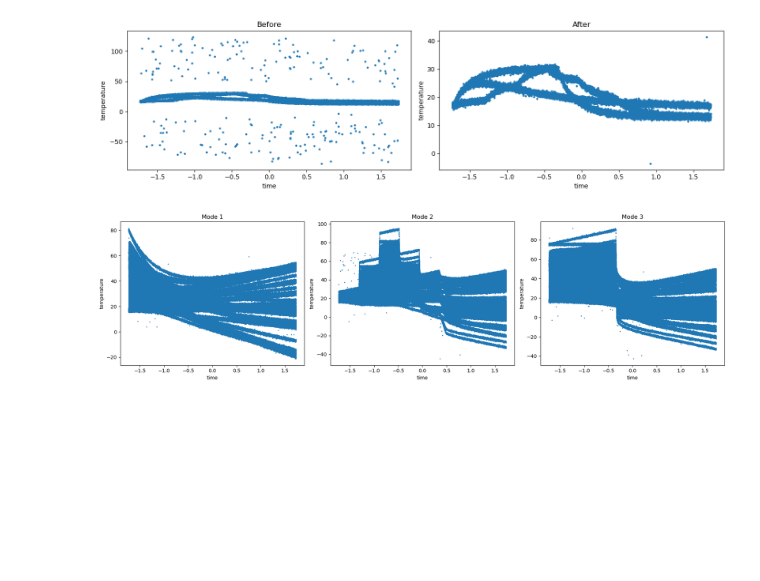
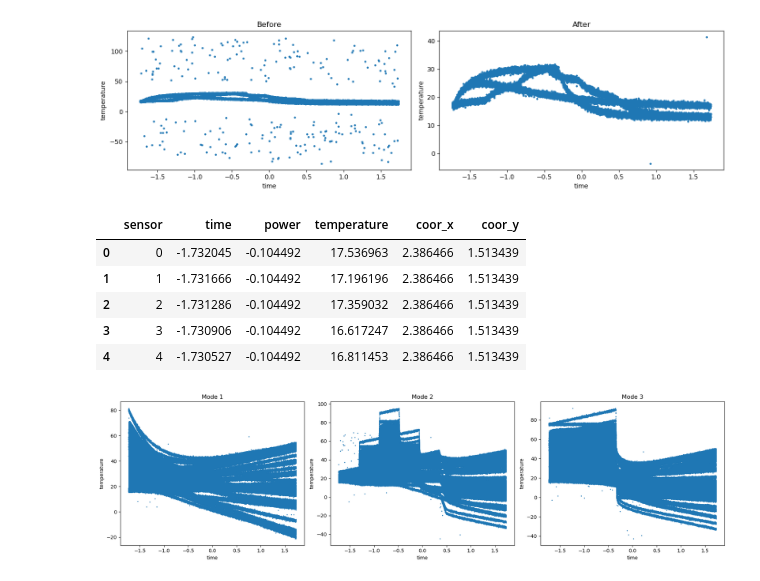
Before and after one commit to alicebeast/FinalProject_ML, a Jupyter notebook: projetdeAliceBG.ipynb, the cells around one changed output. Cells and saved outputs as stored; diff of their text form; code cells hidden in the pictures; blank space fills up the shorter version.

```diff
--- a/projetdeAliceBG.ipynb
+++ b/projetdeAliceBG.ipynb
@@ -377,6 +367,9 @@ def clean_mode(mode_df, sensors_unique, mode_id, threshold=3):
         .rename(columns={'coor_x_x': 'coor_x', 'coor_y_x': 'coor_y'})
         .groupby(['sensor', pd.qcut(range(len(mode_df)), q=3, labels=['t1', 't2', 't3'])])
         .apply(lambda df: outlier_fn(df, threshold), include_groups=False)
+        .reset_index(level=[0, 1], drop=True)
+        .reset_index()
+        .rename(columns={'index':'sensor'})
     )
 
 mode1_clean = clean_mode(mode1, sensors_unique, mode_id=1)
@@ -384,6 +377,15 @@ mode2_clean = clean_mode(mode2, sensors_unique, mode_id=2)
 mode3_clean = clean_mode(mode3, sensors_unique, mode_id=3)
 
 train_clean = pd.concat([mode1_clean, mode2_clean, mode3_clean], ignore_index=True)
+# %%
+mode2_clean.head()
+# %% [output]
+|  | sensor | time | power | temperature | coor_x | coor_y |
+| 0 | 0 | -1.732045 | -0.104492 | 17.536963 | 2.386466 | 1.513439 |
+| 1 | 1 | -1.731666 | -0.104492 | 17.196196 | 2.386466 | 1.513439 |
+| 2 | 2 | -1.731286 | -0.104492 | 17.359032 | 2.386466 | 1.513439 |
+| 3 | 3 | -1.730906 | -0.104492 | 16.617247 | 2.386466 | 1.513439 |
+| 4 | 4 | -1.730527 | -0.104492 | 16.811453 | 2.386466 | 1.513439 |
 # %%
 fig, axes = plt.subplots(1, 3, figsize=(18, 5))
 
```
Also changed, not shown: parts of 3 cells of this notebook, 1 other file.
